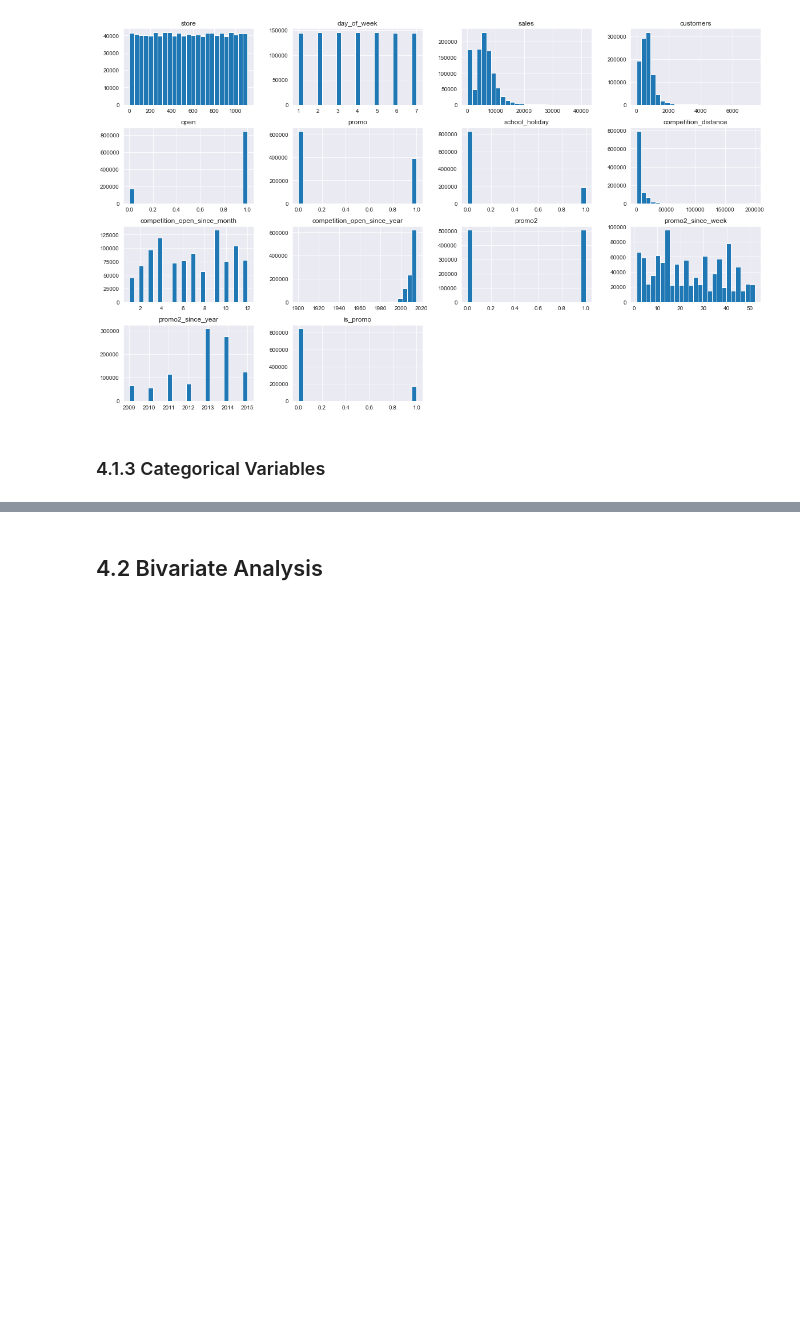
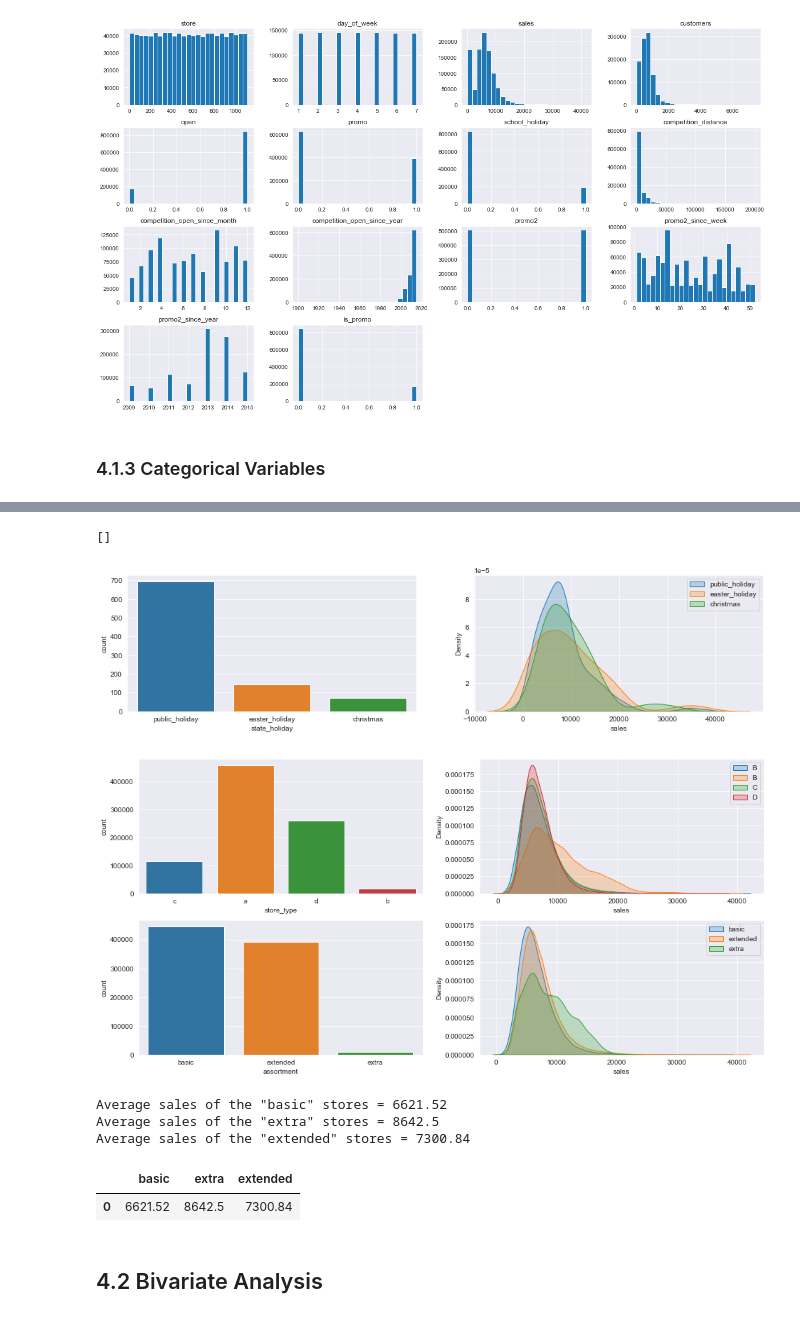
Before and after one commit to felipedmnq/Data-Science-T, a Jupyter notebook: Notebooks/Data_Science_T_M4.ipynb, the cells around one changed output, grey strips where cells are left out. Saved outputs shown, nothing was run; the diff lists cells and outputs as text; code cells hidden in the pictures; blank space fills up the shorter version.

```diff
--- a/Notebooks/Data_Science_T_M4.ipynb
+++ b/Notebooks/Data_Science_T_M4.ipynb
@@ -514,0 +559,44 @@ num_attributes.hist(figsize = (20,12), bins = 25);
+# %%
+# state_holiday
+a = df4[df4['state_holiday'] != 'regular_day']
+plt.figure(figsize = (16, 12))
+sns.set_style('darkgrid')
+
+plt.subplot(3, 2, 1)
+sns.countplot(a['state_holiday'])
+
+plt.subplot(3, 2, 2)
+sns.kdeplot(df4[df4['state_holiday'] == 'public_holiday']['sales'], shade = True, label = 'public_holiday')
+sns.kdeplot(df4[df4['state_holiday'] == 'easter_holiday']['sales'], shade = True, label = 'easter_holiday')
+sns.kdeplot(df4[df4['state_holiday'] == 'christmas']['sales'], shade = True, label = 'christmas')
+plt.legend()
+plt.plot()
+
+# store_type
+plt.figure(figsize = (16, 12))
+sns.set_style('darkgrid')
+
+plt.subplot(3, 2, 3)
+sns.countplot(df4['store_type'])
+
+plt.subplot(3, 2, 4)
+sns.kdeplot(df4[df4['store_type'] == 'a']['sales'], shade = True, label = 'B')
+sns.kdeplot(df4[df4['store_type'] == 'b']['sales'], shade = True, label = 'B')
+sns.kdeplot(df4[df4['store_type'] == 'c']['sales'], shade = True, label = 'C')
+sns.kdeplot(df4[df4['store_type'] == 'd']['sales'], shade = True, label = 'D')
+plt.legend()
+plt.plot()
+# assortment
+plt.subplot(3, 2, 5)
+sns.countplot(df4['assortment'])
+
+plt.subplot(3, 2, 6)
+sns.kdeplot(df4[df4['assortment'] == 'basic']['sales'], shade = True, label = 'basic')
+sns.kdeplot(df4[df4['assortment'] == 'extended']['sales'], shade = True, label = 'extended')
+sns.kdeplot(df4[df4['assortment'] == 'extra']['sales'], shade = True, label = 'extra')
+plt.legend()
+plt.plot()
+# %% [output]
+[]
+[figure, added]
+[figure, added]
@@ -515,2 +607,18 @@ num_attributes.hist(figsize = (20,12), bins = 25);
+# %%
+print(f'Average sales of the "basic" stores = {round(basic, 2)}')
+print(f'Average sales of the "extra" stores = {round(extra, 2)}')
+print(f'Average sales of the "extended" stores = {round(extended, 2)}')
+# %% [output]
+Average sales of the "basic" stores = 6621.52
+Average sales of the "extra" stores = 8642.5
+Average sales of the "extended" stores = 7300.84
+# %%
+assortment_avg_sales = pd.DataFrame([round(basic, 2), round(extra, 2), round(extended, 2)],
+                                    index = ['basic', 'extra', 'extended'])
+assortment_avg_sales = assortment_avg_sales.T
+assortment_avg_sales
+# %% [output]
+|  | basic | extra | extended |
+| 0 | 6621.52 | 8642.5 | 7300.84 |
 # %% [markdown]
 ## 4.2 Bivariate Analysis
```
Also changed, not shown: parts of 12 cells of this notebook.
